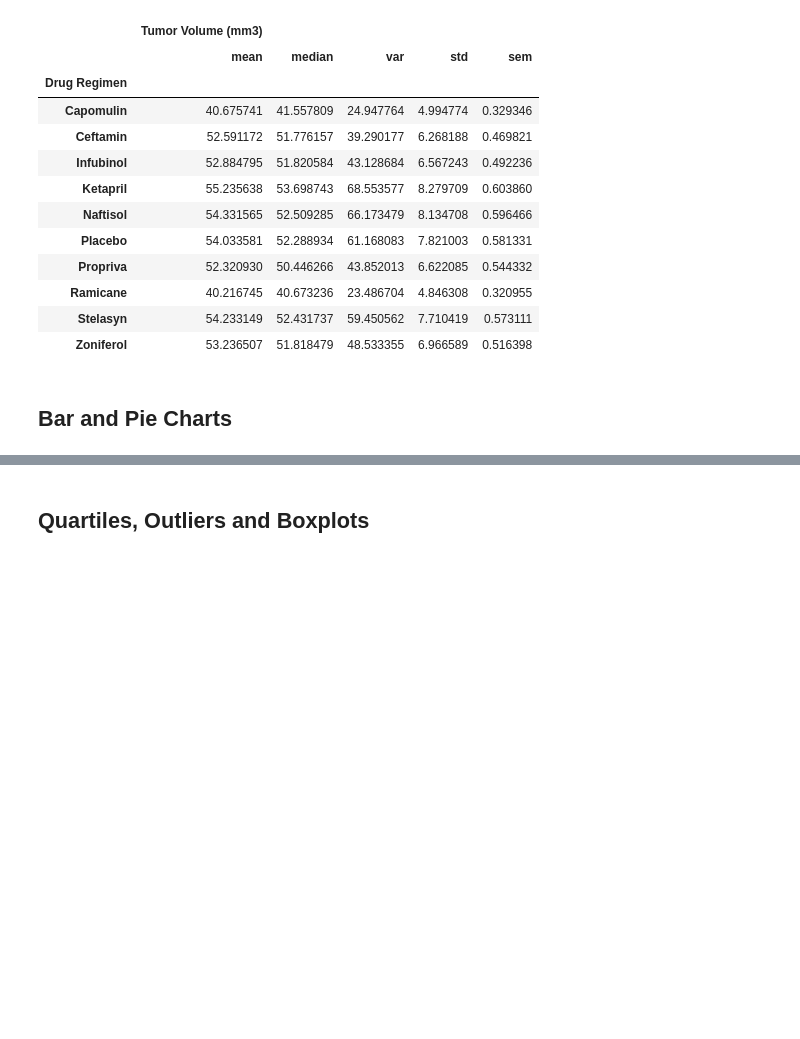
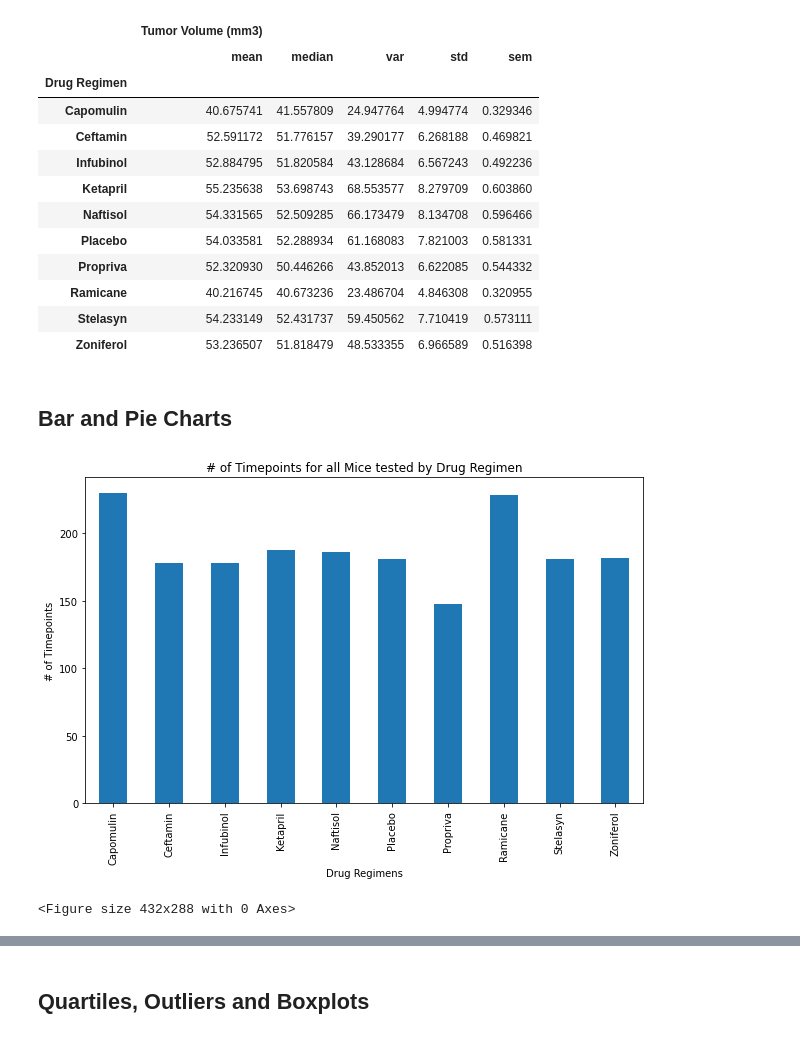
Before and after one commit to kclm40/pymaceuticals, a Jupyter notebook: pymaceuticals_starter.ipynb, the cells around one changed output, grey strips where cells are left out. Drawn from its saved outputs; the diff is of its cells as text; code cells hidden in the pictures; blank space fills up the shorter version.

```diff
--- a/pymaceuticals_starter.ipynb
+++ b/pymaceuticals_starter.ipynb
@@ -164,3 +164,19 @@ summary_agg
 ## Bar and Pie Charts
 # %%
 # Generate a bar plot showing the total number of timepoints for all mice tested for each drug regimen using Pandas.
+
+drug_regimen_type = clean_df.groupby('Drug Regimen')
+timepoint_total = drug_regimen_type['Timepoint'].count()
+
+timepoint_and_regimen_chart = timepoint_total.plot(kind='bar', figsize=(10,6))
+
+#set title and labels
+timepoint_and_regimen_chart.set_xlabel("Drug Regimens")
+timepoint_and_regimen_chart.set_ylabel("# of Timepoints")
+plt.title("# of Timepoints for all Mice tested by Drug Regimen")
+
+plt.show()
+plt.tight_layout()
+# %% [output]
+[figure, added]
+<Figure size 432x288 with 0 Axes>
```
Also changed, not shown: parts of 5 cells of this notebook.
